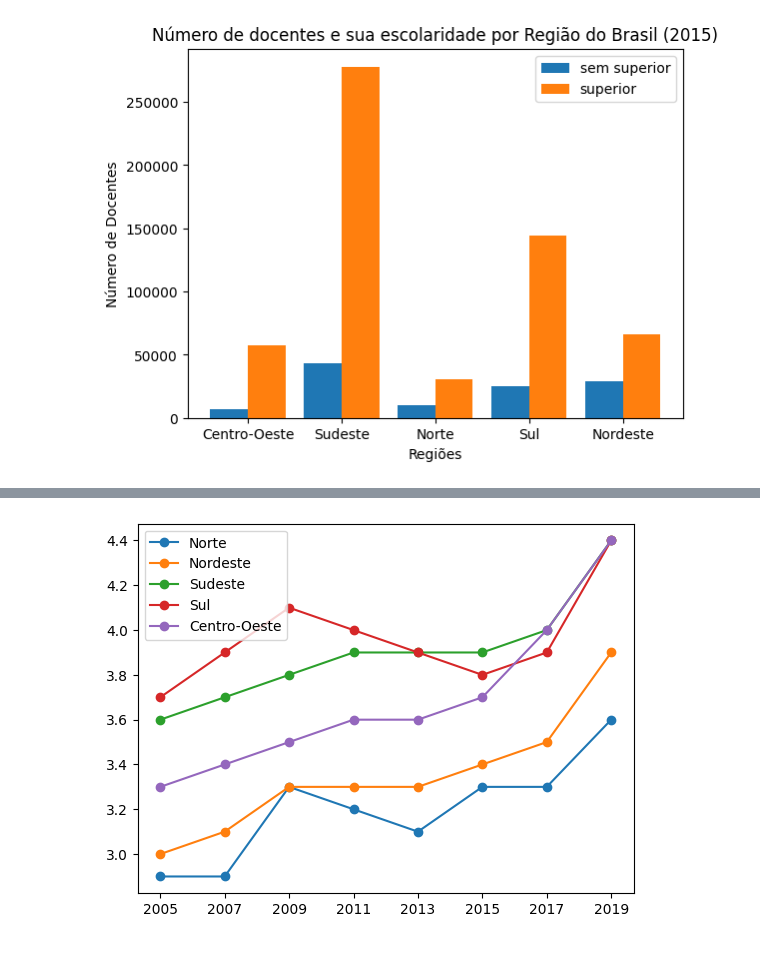
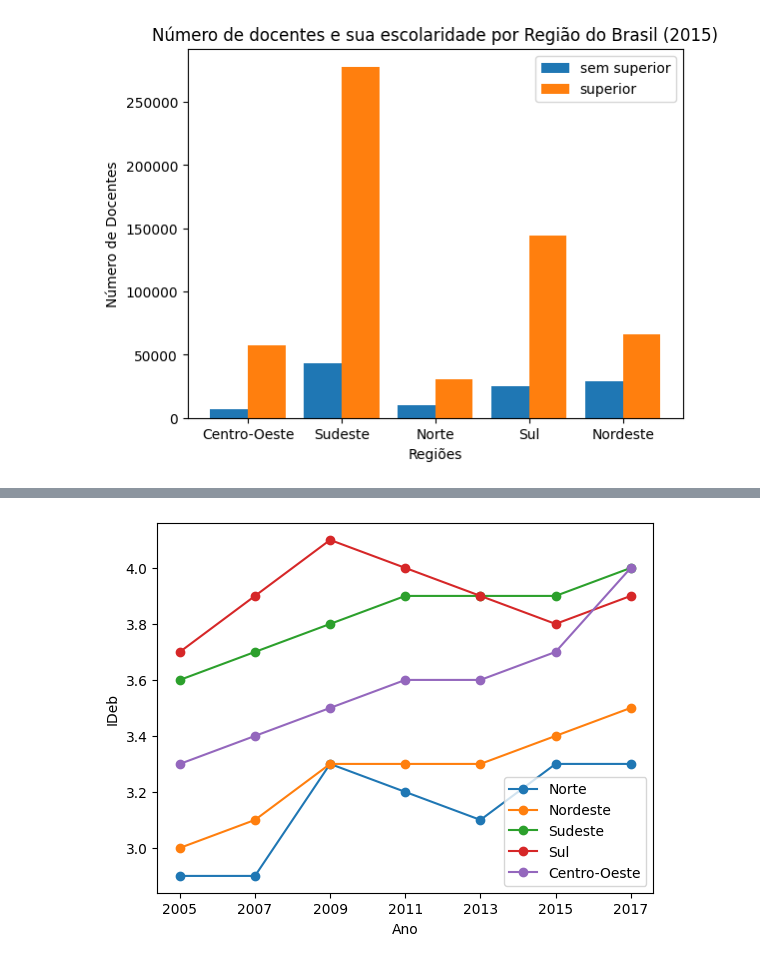
Before and after one commit to storino/ps-analytica, a Jupyter notebook: a3/indic_analysis.ipynb, the cells around one changed output, grey strips where cells are left out. Cells and saved outputs as stored; diff of their text form; code cells hidden in the pictures.

```diff
--- a/a3/indic_analysis.ipynb
+++ b/a3/indic_analysis.ipynb
@@ -109,16 +110,19 @@ plt.show()
 # %%
 df_ideb = bd.read_sql("SELECT ano,regiao,ideb \
     FROM `basedosdados.br_inep_ideb.regiao` \
-    WHERE ano!=2021 and rede='total' and ensino='medio';",
+    WHERE ano<2019 and rede='total' and ensino='medio';",
 billing_project_id="45888281253")
 
-anos = [i for i in range(2005,2021) if i%2 != 0]
+anos = [i for i in range(2005,2019) if i%2 != 0]
 regioes = ['Norte', 'Nordeste', 'Sudeste', 'Sul', 'Centro-Oeste']
 for reg in regioes:
     plt.plot(anos,df_ideb.loc[df_ideb['regiao'] == reg]['ideb'].array,'-o', label = reg)
 
 plt.xticks(anos, anos)
+plt.xlabel('Ano')
+plt.ylabel('IDeb')
+#plt.title('IDeb do Ensino Médio por Região do Brasil (2005-2017)')
 plt.legend()
 plt.show()
 # %% [output]
-[figure, old version]
+[figure, new version]
```
Also changed, not shown: parts of 11 cells of this notebook.
